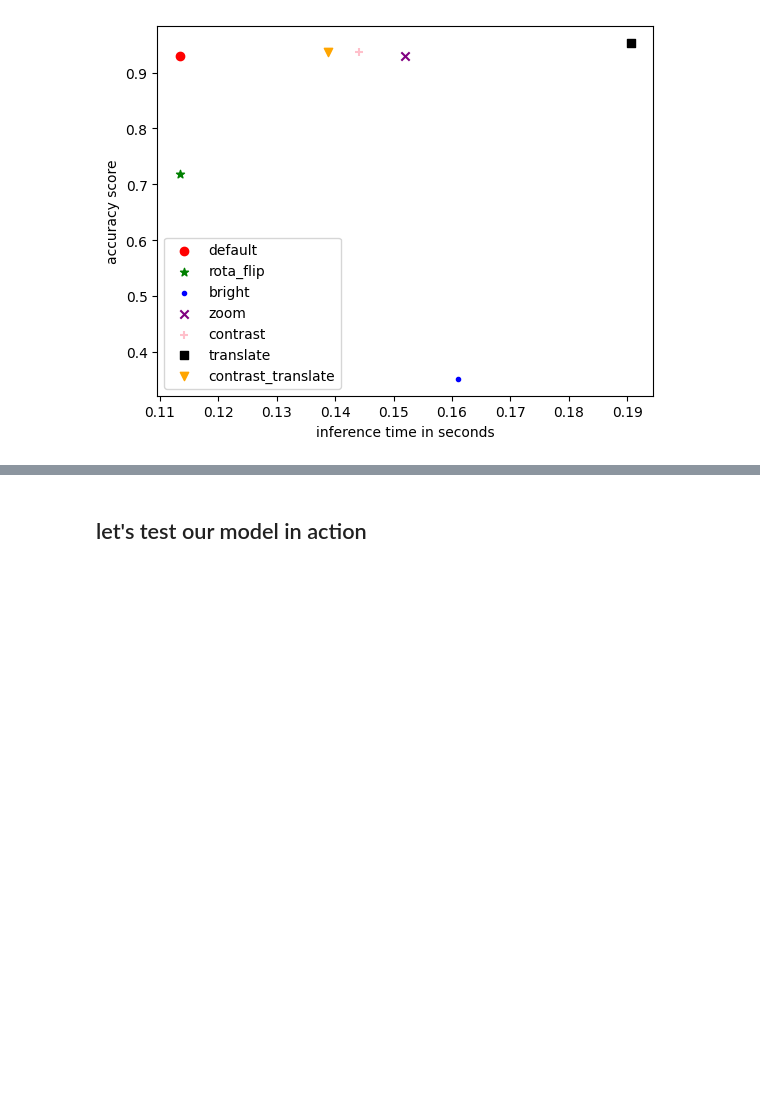
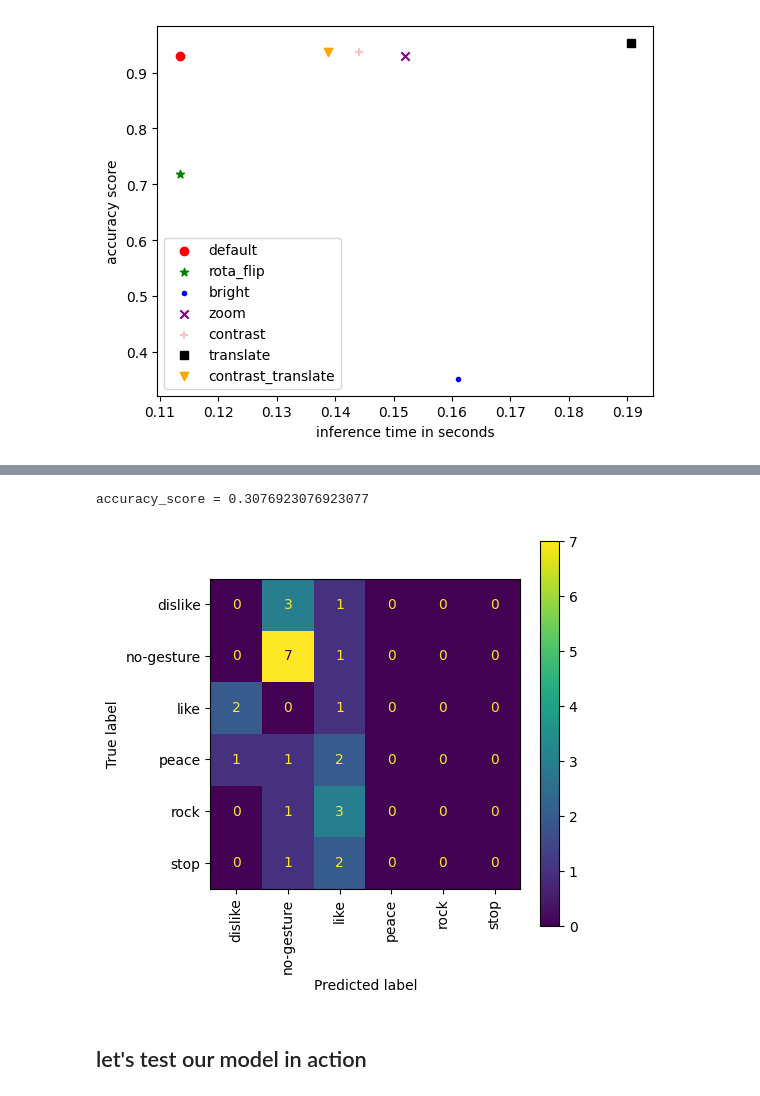
Before and after one commit to ITT-24/assignment-5-cnn-LeS-crypto, a Jupyter notebook: 01-hyperparameters/hyperparameters.ipynb, the cells around one changed output, grey strips where cells are left out. Cells and saved outputs as stored; diff of their text form; code cells hidden in the pictures; blank space fills up the shorter version.

```diff
--- a/01-hyperparameters/hyperparameters.ipynb
+++ b/01-hyperparameters/hyperparameters.ipynb
@@ -600,0 +602,7 @@ plt.show()
+# %%
+# load the custom annotations
+custom_anots = dict()
+
+with open(ANOT_PATH) as f:
+        custom_anots = json.load(f)
+# keys are strings
@@ -600,0 +671,6 @@ plt.show()
+# %%
+# make predictions on images (in 02-dataset/img)
+predictions = model.predict(reshaped)
+predictions = np.argmax(predictions, axis=1)
+
+print("probabilities", predictions)
@@ -601,3 +680,21 @@ plt.show()
+# %%
+# get the accuracy score
+acc_score = accuracy_score(groundTruth, predictions)
+print("accuracy_score =", acc_score)
+# %% [output]
+accuracy_score = 0.3076923076923077
+# %%
+# create and plot confusion matrix
+conf_matrix = confusion_matrix(groundTruth, predictions)
+
+fig = plt.figure(figsize=(5, 5))
+
+ConfusionMatrixDisplay(conf_matrix, display_labels=label_names).plot(ax=plt.gca())
+
+plt.xticks(rotation=90, ha='center')
+plt.show()
+# %% [output]
+[figure, added]
 # %% [markdown]
 ## let's test our model in action
 # %%
```
Also changed, not shown: parts of 15 cells of this notebook, 5 other files.
